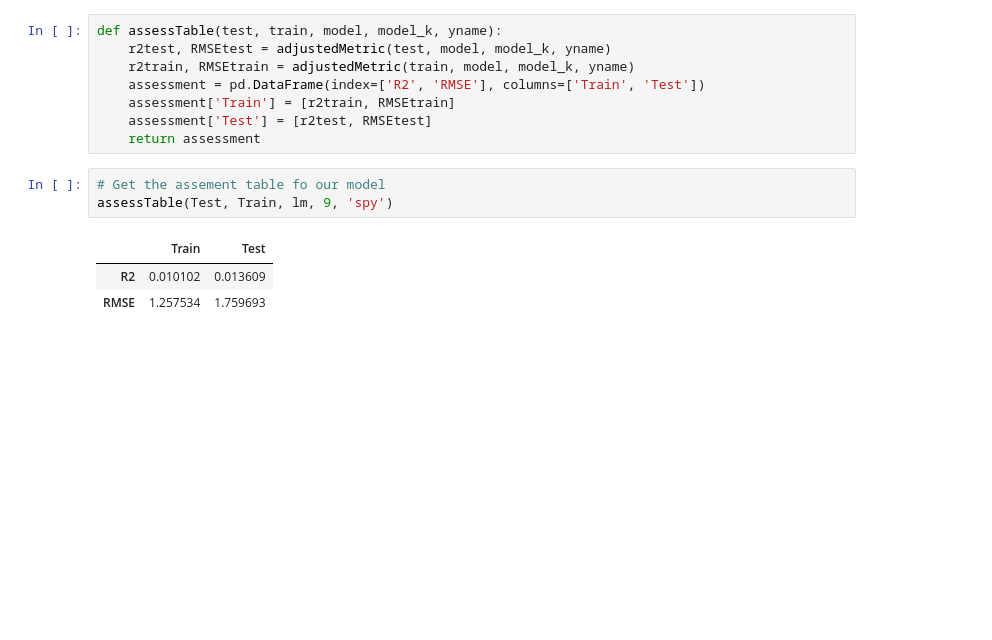
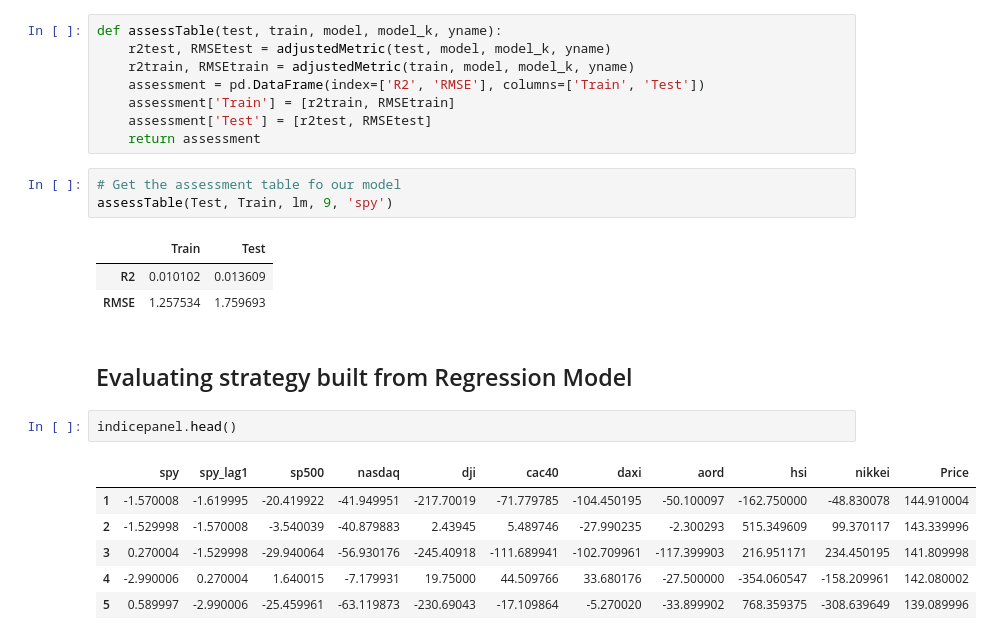
Before and after one commit to CheropS/Visualization-stock-prices, a Jupyter notebook: tradingmodel.ipynb, the cells around one changed output. Saved outputs shown, nothing was run; the diff lists cells and outputs as text; blank space fills up the shorter version.

```diff
--- a/tradingmodel.ipynb
+++ b/tradingmodel.ipynb
@@ -214,9 +214,20 @@ def assessTable(test, train, model, model_k, yname):
     assessment['Test'] = [r2test, RMSEtest]
     return assessment
 # %%
-# Get the assement table fo our model
+# Get the assessment table fo our model
 assessTable(Test, Train, lm, 9, 'spy')
 # %% [output]
 |  | Train | Test |
 | R2 | 0.010102 | 0.013609 |
 | RMSE | 1.257534 | 1.759693 |
+# %% [markdown]
+## Evaluating strategy built from Regression Model
+# %%
+indicepanel.head()
+# %% [output]
+|  | spy | spy_lag1 | sp500 | nasdaq | dji | cac40 | daxi | aord | hsi | nikkei | Price |
+| 1 | -1.570008 | -1.619995 | -20.419922 | -41.949951 | -217.70019 | -71.779785 | -104.450195 | -50.100097 | -162.750000 | -48.830078 | 144.910004 |
+| 2 | -1.529998 | -1.570008 | -3.540039 | -40.879883 | 2.43945 | 5.489746 | -27.990235 | -2.300293 | 515.349609 | 99.370117 | 143.339996 |
+| 3 | 0.270004 | -1.529998 | -29.940064 | -56.930176 | -245.40918 | -111.689941 | -102.709961 | -117.399903 | 216.951171 | 234.450195 | 141.809998 |
+| 4 | -2.990006 | 0.270004 | 1.640015 | -7.179931 | 19.75000 | 44.509766 | 33.680176 | -27.500000 | -354.060547 | -158.209961 | 142.080002 |
+| 5 | 0.589997 | -2.990006 | -25.459961 | -63.119873 | -230.69043 | -17.109864 | -5.270020 | -33.899902 | 768.359375 | -308.639649 | 139.089996 |
```
Also changed, not shown: parts of 6 cells of this notebook.
